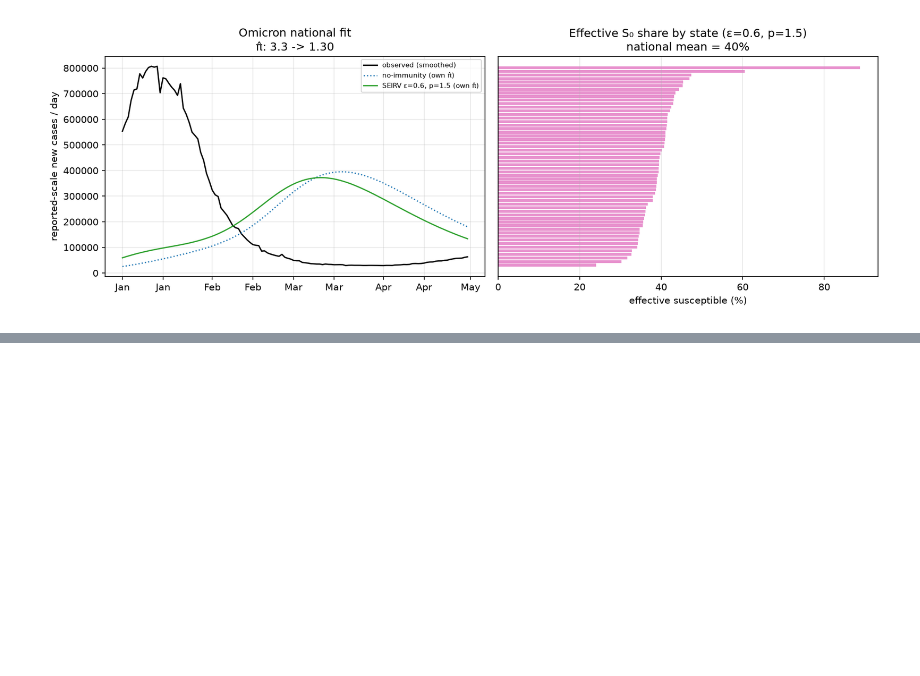
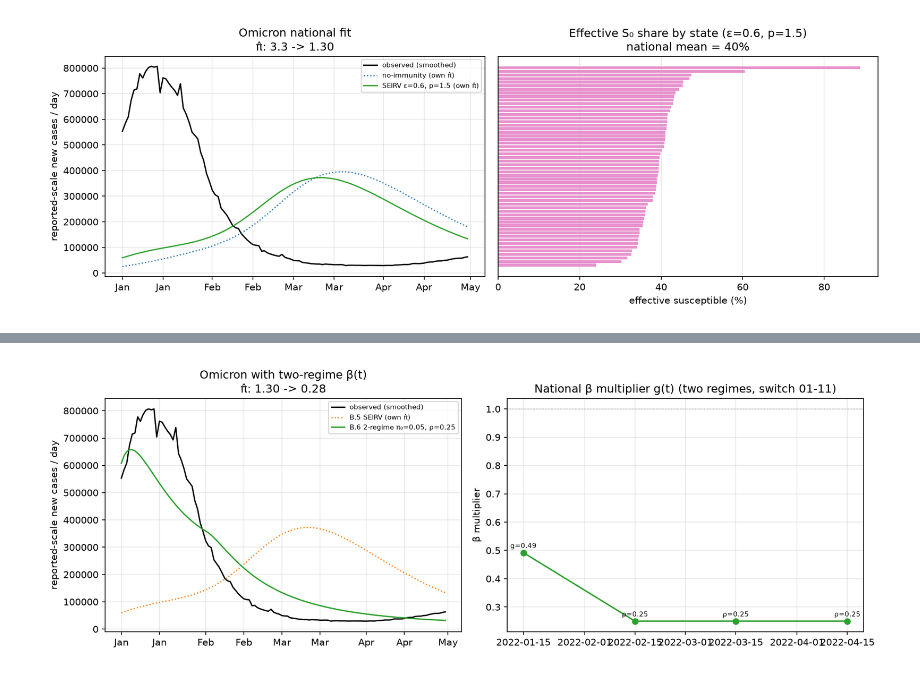
Before and after one commit to Zikai311/US_COVID, a Jupyter notebook: notebooks/appendix_B.ipynb, the cells around one changed output, grey strips where cells are left out. Saved outputs shown, nothing was run; the diff lists cells and outputs as text; code cells hidden in the pictures; blank space fills up the shorter version.

Commit message:
appendix B §B.6: two-regime beta(t) + fitted pi0 — Omicron shape fixed (R2log +0.74, peak 01-05 vs 01-11)

```diff
--- a/notebooks/appendix_B.ipynb
+++ b/notebooks/appendix_B.ipynb
@@ -352,0 +409,25 @@ show_fig(f'{ASSETS}/fig79_appB_fit.png')
+# %%
+fig, axes = plt.subplots(1, 2, figsize=(12.5, 4.4))
+axes[0].plot(dates, nat_obs, lw=1.4, color='k', label='observed (smoothed)')
+axes[0].plot(dates, ni2 / ph2, lw=1.3, color='C1', ls=':', label='B.5 SEIRV (own π̂)')
+axes[0].plot(dates, ni3 / ph3, lw=1.4, color='C2',
+             label=f'B.6 2-regime π₀={best6.pi0:.2f}, ρ={best6.rho:.2f}')
+axes[0].set_ylabel('reported-scale new cases / day')
+axes[0].set_title(f'Omicron with two-regime β(t)\nπ̂: {ph2:.2f} -> {ph3:.2f}')
+axes[0].xaxis.set_major_formatter(mdates.DateFormatter('%b'))
+axes[0].legend(fontsize=7); axes[0].grid(alpha=0.3)
+
+g6 = beta_scale_2regime(float(best6.rho)).mean(0)[24:28]
+mdates6 = [pd.Timestamp(f'2022-{m:02d}-15') for m in range(1, 5)]
+axes[1].plot(mdates6, g6, 'o-', color='C2')
+for x, y in zip(mdates6, g6):
+    axes[1].annotate(f'ρ={y:.2f}' if x.month > 1 else f'g={y:.2f}', (x, y),
+                     fontsize=7, xytext=(0, 5), textcoords='offset points', ha='center')
+axes[1].axhline(1, color='grey', lw=0.6, ls=':')
+axes[1].set_title('National β multiplier g(t) (two regimes, switch 01-11)')
+axes[1].set_ylabel('β multiplier'); axes[1].grid(alpha=0.3)
+plt.tight_layout()
+plt.savefig(f'{ASSETS}/fig80_appB_tworegime.png'); plt.show()
+show_fig(f'{ASSETS}/fig80_appB_tworegime.png')
+# %% [output]
+[figure, added]
```
Also changed, not shown: parts of 6 cells of this notebook, 4 other files.
